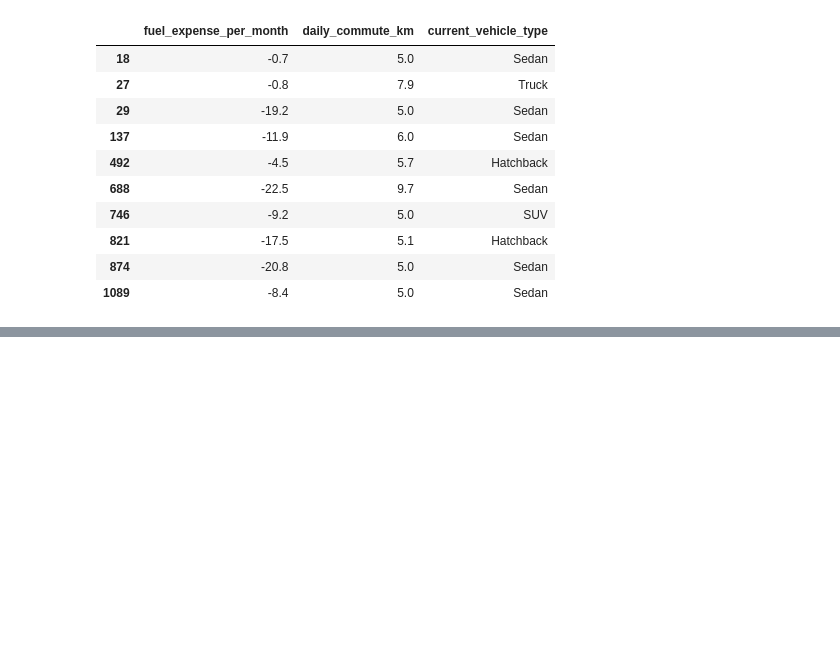
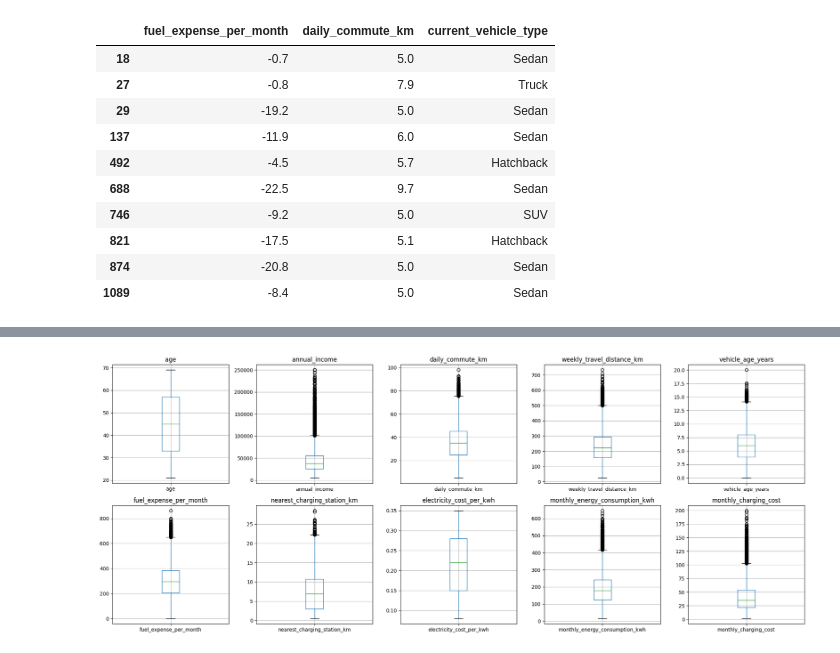
Before and after one commit to CGUILLEN23/ADS-504-EV-Adoption-Project, a Jupyter notebook: ADS_504_Final_Project_EV_Transition_EDA_and_Preprocessing.ipynb, the cells around one changed output, grey strips where cells are left out. Cells and saved outputs as stored; diff of their text form; code cells hidden in the pictures; blank space fills up the shorter version.

```diff
--- a/ADS_504_Final_Project_EV_Transition_EDA_and_Preprocessing.ipynb
+++ b/ADS_504_Final_Project_EV_Transition_EDA_and_Preprocessing.ipynb
@@ -154,0 +178,25 @@ df[df["fuel_expense_per_month"] < 0][
+# %%
+import numpy as np
+
+# Numeric columns to check for outliers
+cols_to_check = [
+    "age", "annual_income", "daily_commute_km", "weekly_travel_distance_km",
+    "vehicle_age_years", "fuel_expense_per_month", "nearest_charging_station_km",
+    "electricity_cost_per_kwh", "monthly_energy_consumption_kwh", "monthly_charging_cost"
+]
+
+# IQR method - flag values outside 1.5*IQR from Q1/Q3
+outlier_summary = {}
+
+for col in cols_to_check:
+    Q1 = df[col].quantile(0.25)
+    Q3 = df[col].quantile(0.75)
+    IQR = Q3 - Q1
+    lower = Q1 - 1.5 * IQR
+    upper = Q3 + 1.5 * IQR
+    outliers = df[(df[col] < lower) | (df[col] > upper)]
+    outlier_summary[col] = len(outliers)
+
+outlier_df = pd.DataFrame.from_dict(outlier_summary, orient="index", columns=["outlier_count"])
+outlier_df["outlier_pct"] = (outlier_df["outlier_count"] / len(df)) * 100
+print(outlier_df.sort_values("outlier_pct", ascending=False))
@@ -154,0 +215,13 @@ df[df["fuel_expense_per_month"] < 0][
+# %%
+# Boxplots
+fig, axes = plt.subplots(2, 5, figsize=(20, 8))
+axes = axes.flatten()
+
+for i, col in enumerate(cols_to_check):
+    df.boxplot(column=col, ax=axes[i])
+    axes[i].set_title(col)
+
+plt.tight_layout()
+plt.show()
+# %% [output]
+[figure, added]
```
Also changed, not shown: parts of 8 cells of this notebook.
